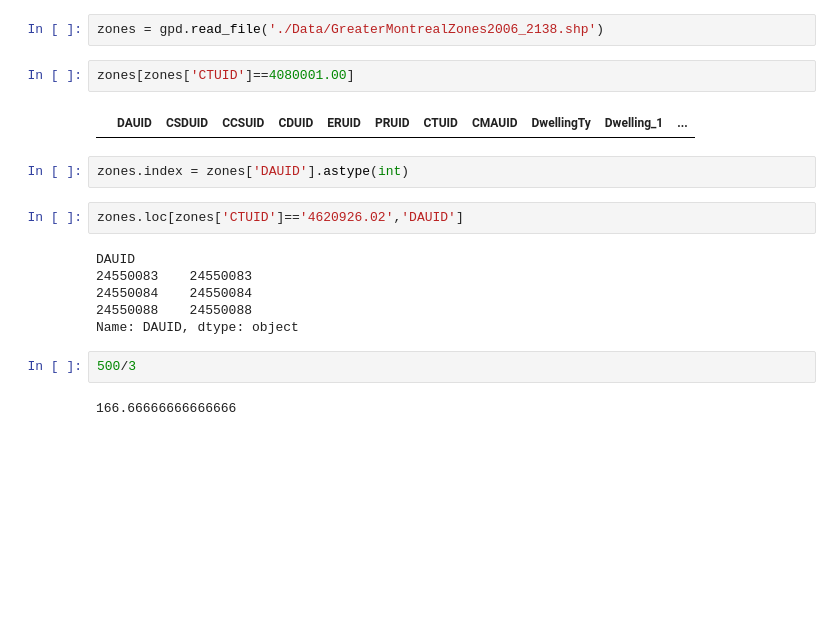
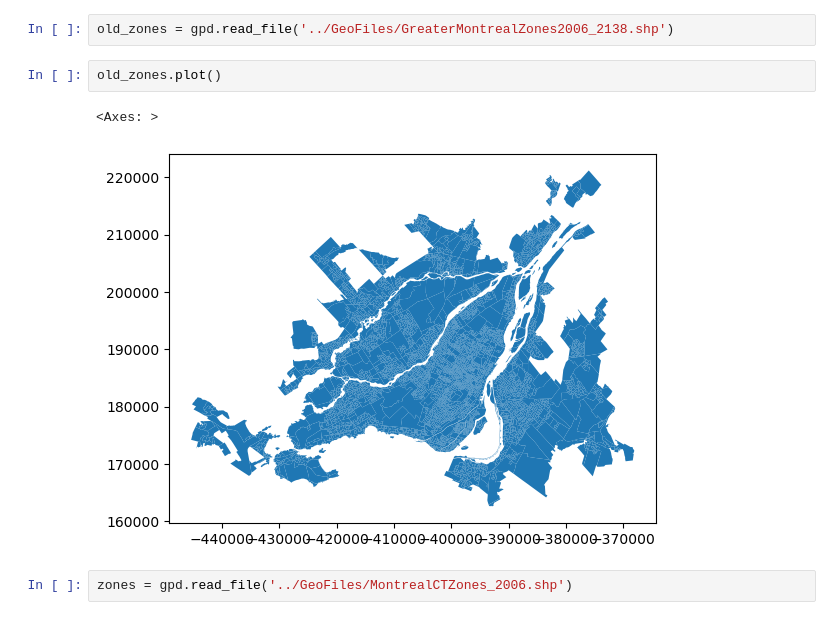
Before and after one commit to Poodleduff4/PopulationSynthesis, a Jupyter notebook: src/test.ipynb, the cells around one changed output. Cells and saved outputs as stored; diff of their text form; blank space fills up the shorter version.

```diff
--- a/src/test.ipynb
+++ b/src/test.ipynb
@@ -3,21 +4,10 @@ import pandas as pd
 import geopandas as gpd
 # %%
-zones = gpd.read_file('./Data/GreaterMontrealZones2006_2138.shp')
+old_zones = gpd.read_file('../GeoFiles/GreaterMontrealZones2006_2138.shp')
-# %%
-zones[zones['CTUID']==4080001.00]
-# %% [output]
-|  | DAUID | CSDUID | CCSUID | CDUID | ERUID | PRUID | CTUID | CMAUID | DwellingTy | Dwelling_1 | ... |
-# %%
-zones.index = zones['DAUID'].astype(int)
-# %%
-zones.loc[zones['CTUID']=='4620926.02','DAUID']
-# %% [output]
-DAUID
-24550083    24550083
-24550084    24550084
-24550088    24550088
-Name: DAUID, dtype: object
-# %%
-500/3
-# %% [output]
-166.66666666666666
+# %%
+old_zones.plot()
+# %% [output]
+<Axes: >
+[figure, added]
+# %%
+zones = gpd.read_file('../GeoFiles/MontrealCTZones_2006.shp')
```
Also changed, not shown: parts of 13 cells of this notebook, 14 other files.
